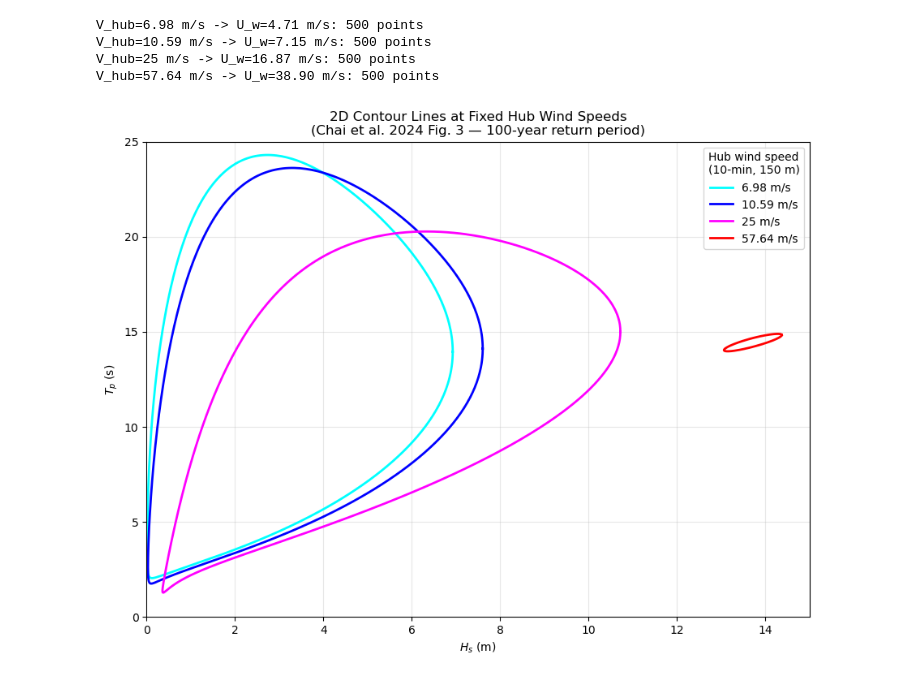
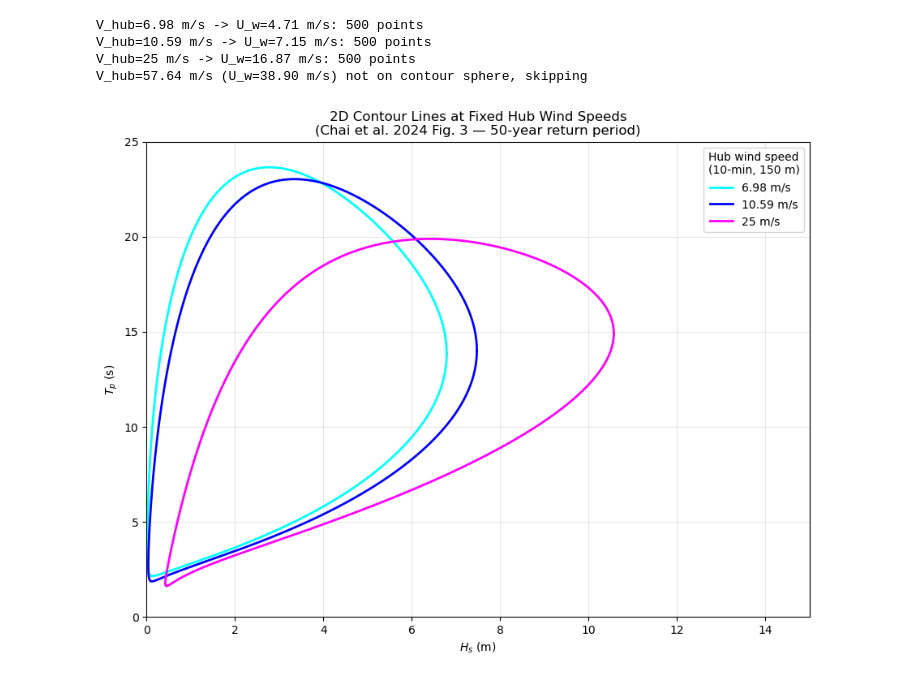
Before and after one commit to ChantelleAA/openfast, a Jupyter notebook: reproduce_johannesen.ipynb, the cells around one changed output. Cells and saved outputs as stored; diff of their text form; code cells hidden in the pictures.

```diff
--- a/reproduce_johannesen.ipynb
+++ b/reproduce_johannesen.ipynb
@@ -85,7 +85,7 @@ def U3_to_Tp_J(u3, h, w):
     return F_Tp_given_Hs_W_inv_J(p, h, w)
 # %%
 K1Y           = 8760      # hourly observations — Chai et al. convention
-return_period = 100
+return_period = 50
 p_exceedance  = 1 / (return_period * K1Y)
 beta_target   = norm.ppf(1 - p_exceedance)
 
@@ -219,33 +219,33 @@ for V_hub, colour in zip(hub_speeds, colors):
         try:
             h = F_Hs_given_W_inv_J(np.clip(norm.cdf(u2), 1e-10, 1-1e-10), w_target)
             t = F_Tp_given_Hs_W_inv_J(np.clip(norm.cdf(u3), 1e-10, 1-1e-10), h, w_target)
 
             if 0 < h < 25 and 1 < t < 30:
                 Hs_curve.append(h)
                 Tp_curve.append(t)
         except Exception:
             pass
 
     if len(Hs_curve) > 10:
         ax.plot(Hs_curve, Tp_curve, color=colour,
                 linewidth=2, label=f'{V_hub} m/s')
         print(f"V_hub={V_hub} m/s -> U_w={w_target:.2f} m/s: {len(Hs_curve)} points")
 
 ax.set_xlabel('$H_s$ (m)')
 ax.set_ylabel('$T_p$ (s)')
 ax.set_title('2D Contour Lines at Fixed Hub Wind Speeds\n'
-             '(Chai et al. 2024 Fig. 3 — 100-year return period)')
+             '(Chai et al. 2024 Fig. 3 — 50-year return period)')
 ax.legend(title='Hub wind speed\n(10-min, 150 m)')
 ax.grid(True, alpha=0.3)
 ax.set_xlim(0, 15)
 ax.set_ylim(0, 25)
 
 plt.tight_layout()
 plt.savefig('johannessen_2D_fixed.png', dpi=150)
 plt.show()
 # %% [output]
 V_hub=6.98 m/s -> U_w=4.71 m/s: 500 points
 V_hub=10.59 m/s -> U_w=7.15 m/s: 500 points
 V_hub=25 m/s -> U_w=16.87 m/s: 500 points
-V_hub=57.64 m/s -> U_w=38.90 m/s: 500 points
+V_hub=57.64 m/s (U_w=38.90 m/s) not on contour sphere, skipping
-[figure, old version]
+[figure, new version]
```
Also changed, not shown: parts of 3 cells of this notebook, 7 other files.
